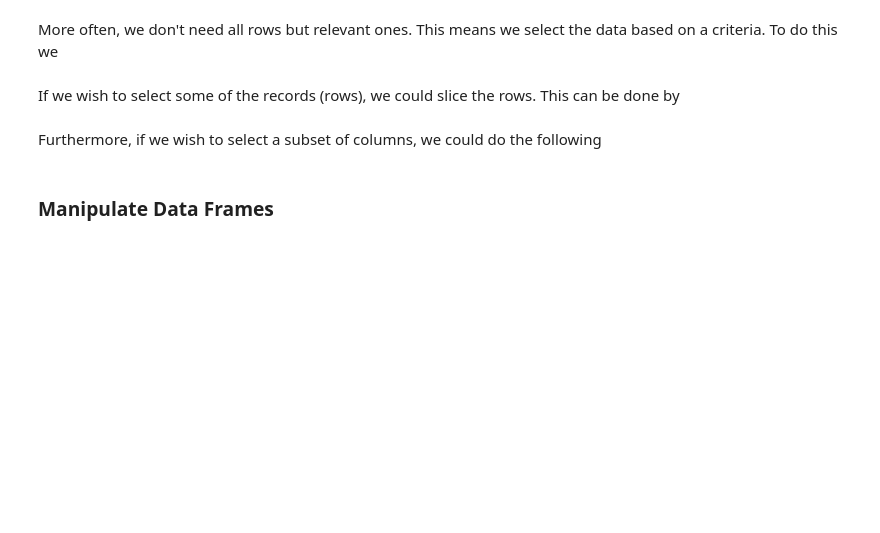
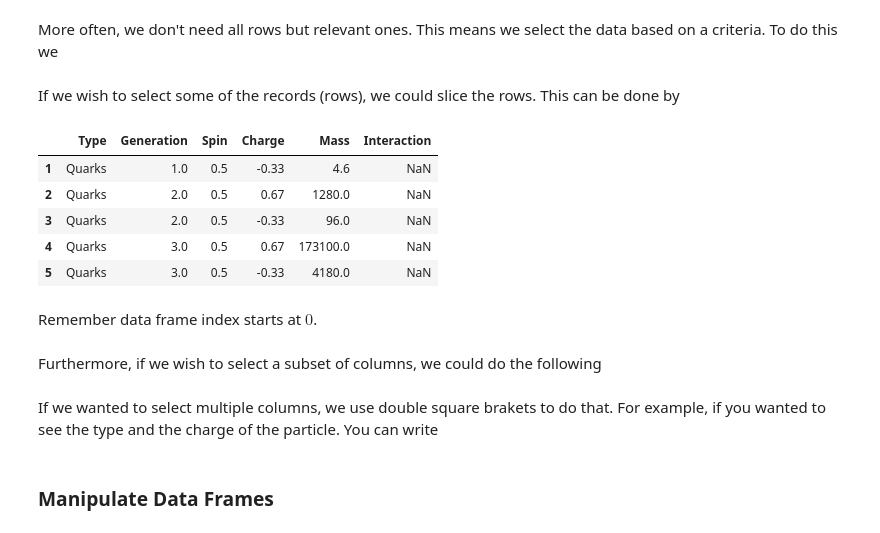
Before and after one commit to lt-shy-john/python-data-analytics-course, a Jupyter notebook: Week 05 - Files.ipynb, the cells around one changed output. Saved outputs shown, nothing was run; the diff lists cells and outputs as text; code cells hidden in the pictures; blank space fills up the shorter version.

```diff
--- a/Week 05 - Files.ipynb
+++ b/Week 05 - Files.ipynb
@@ -438,7 +452,16 @@ df[df['???'] > 0].size()
 If we wish to select some of the records (rows), we could slice the rows. This can be done by
 # %%
 # Try yourself, change the number of rows to be selected
-df[1: 23]
+df[1: 6]
+# %% [output]
+|  | Type | Generation | Spin | Charge | Mass | Interaction |
+| 1 | Quarks | 1.0 | 0.5 | -0.33 | 4.6 | NaN |
+| 2 | Quarks | 2.0 | 0.5 | 0.67 | 1280.0 | NaN |
+| 3 | Quarks | 2.0 | 0.5 | -0.33 | 96.0 | NaN |
+| 4 | Quarks | 3.0 | 0.5 | 0.67 | 173100.0 | NaN |
+| 5 | Quarks | 3.0 | 0.5 | -0.33 | 4180.0 | NaN |
+# %% [markdown]
+Remember data frame index starts at $0$.
 # %% [markdown]
 Furthermore, if we wish to select a subset of columns, we could do the following
 # %%
@@ -445,0 +469,2 @@ df[1: 23, ['???', '???']]
+# %% [markdown]
+If we wanted to select multiple columns, we use double square brakets to do that. For example, if you wanted to see the type and the charge of the particle. You can write
```
Also changed, not shown: parts of 11 cells of this notebook.
